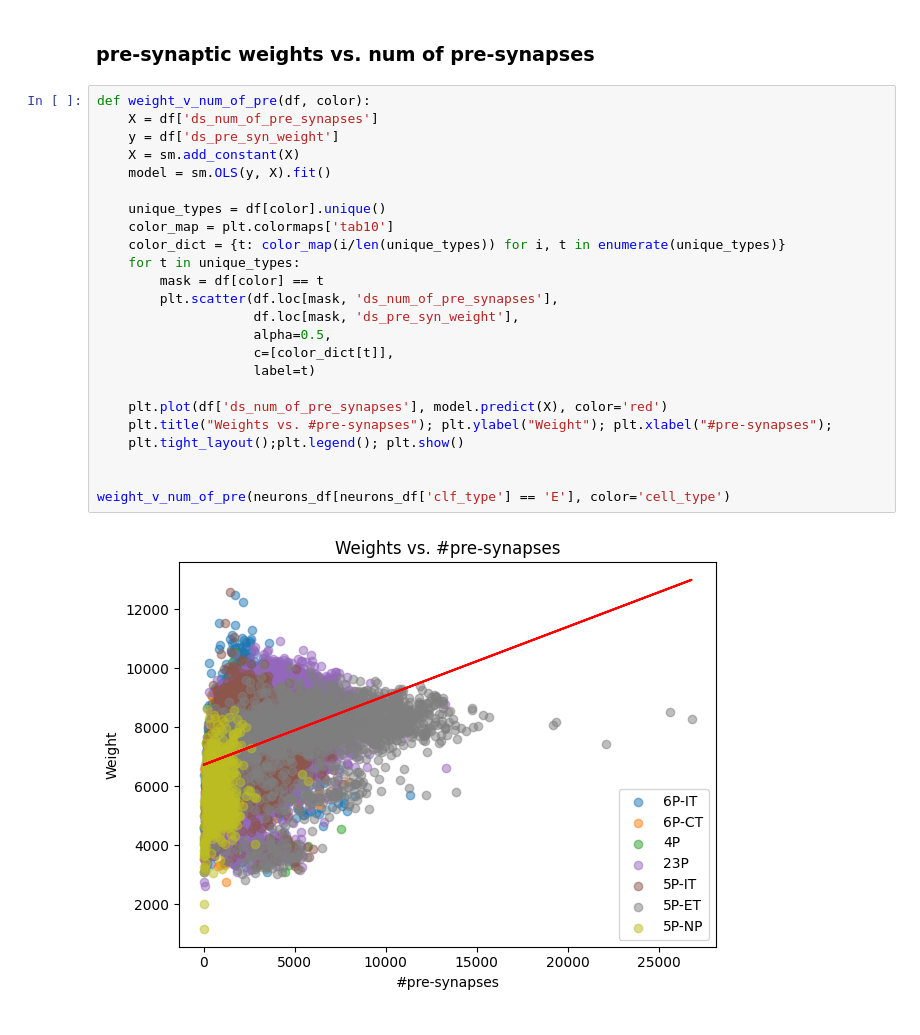
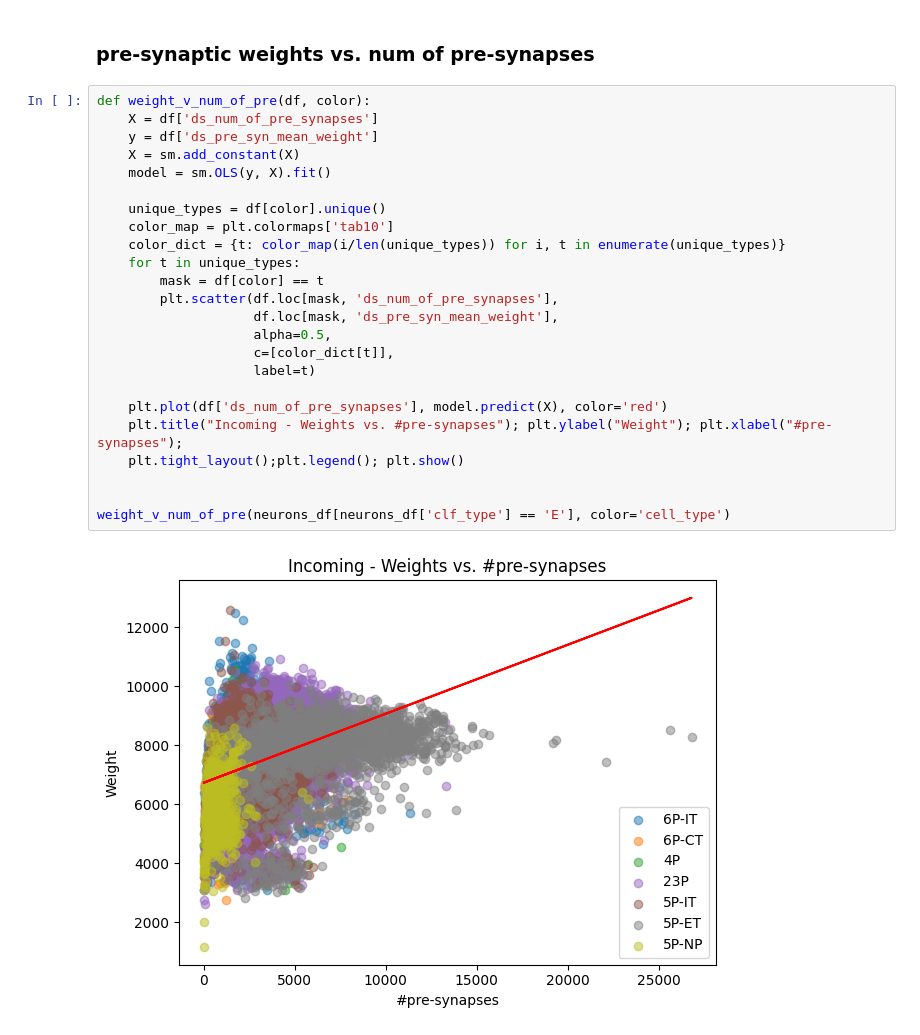
Before and after one commit to deangeckt/Dendro-Synaptome, a Jupyter notebook: analysis/connectome_neurons_exploration.ipynb, the cells around one changed output. Cells and saved outputs as stored; diff of their text form.

```diff
--- a/analysis/connectome_neurons_exploration.ipynb
+++ b/analysis/connectome_neurons_exploration.ipynb
@@ -294,29 +381,29 @@ plt.tight_layout();plt.show()
 # %%
 def weight_v_num_of_pre(df, color):
     X = df['ds_num_of_pre_synapses']
-    y = df['ds_pre_syn_weight']
+    y = df['ds_pre_syn_mean_weight']
     X = sm.add_constant(X)
     model = sm.OLS(y, X).fit()
 
     unique_types = df[color].unique()
     color_map = plt.colormaps['tab10']
     color_dict = {t: color_map(i/len(unique_types)) for i, t in enumerate(unique_types)}
     for t in unique_types:
         mask = df[color] == t
         plt.scatter(df.loc[mask, 'ds_num_of_pre_synapses'],
-                    df.loc[mask, 'ds_pre_syn_weight'],
+                    df.loc[mask, 'ds_pre_syn_mean_weight'],
                     alpha=0.5,
                     c=[color_dict[t]],
                     label=t)
 
     plt.plot(df['ds_num_of_pre_synapses'], model.predict(X), color='red')
-    plt.title("Weights vs. #pre-synapses"); plt.ylabel("Weight"); plt.xlabel("#pre-synapses");
+    plt.title("Incoming - Weights vs. #pre-synapses"); plt.ylabel("Weight"); plt.xlabel("#pre-synapses");
     plt.tight_layout();plt.legend(); plt.show()
 
 
 weight_v_num_of_pre(neurons_df[neurons_df['clf_type'] == 'E'], color='cell_type')
 # %% [output]
-[figure, old version]
+[figure, new version]
 # %%
 weight_v_num_of_pre(neurons_df[neurons_df['clf_type'] == 'I'], color='cell_type')
 # %% [output]
```
Also changed, not shown: parts of 25 cells of this notebook, 3 other files.
